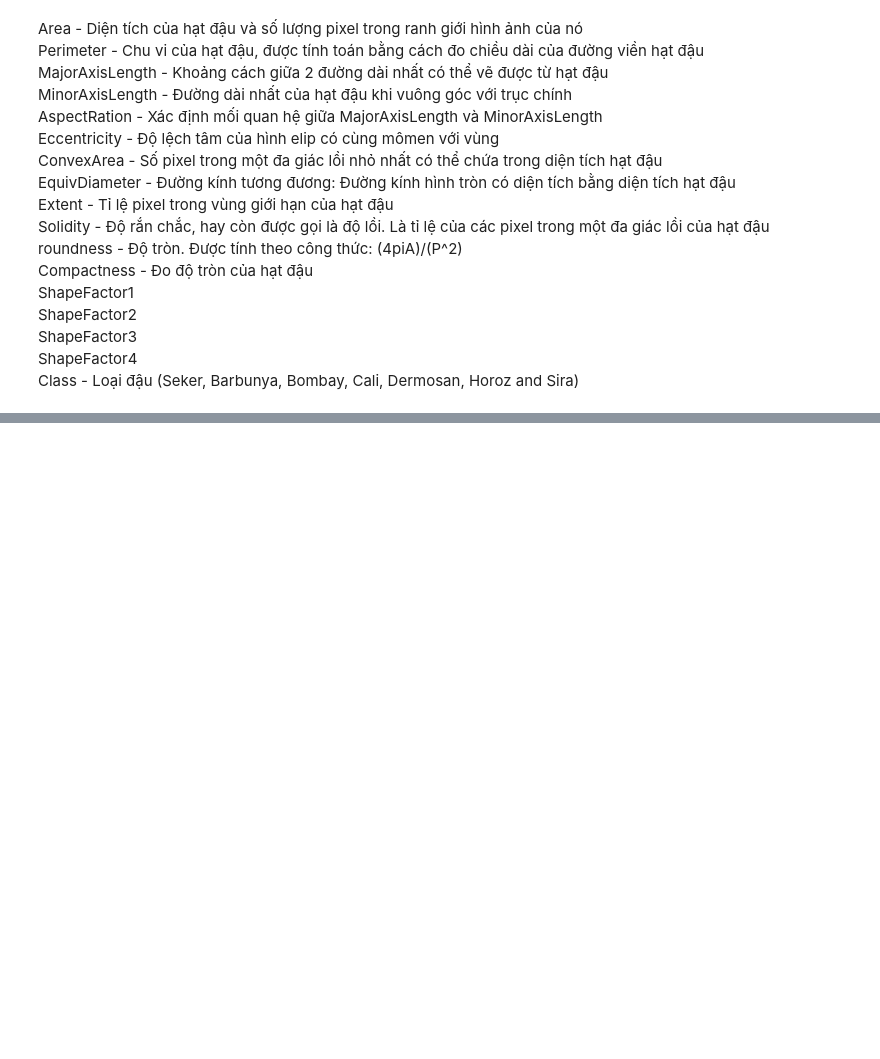
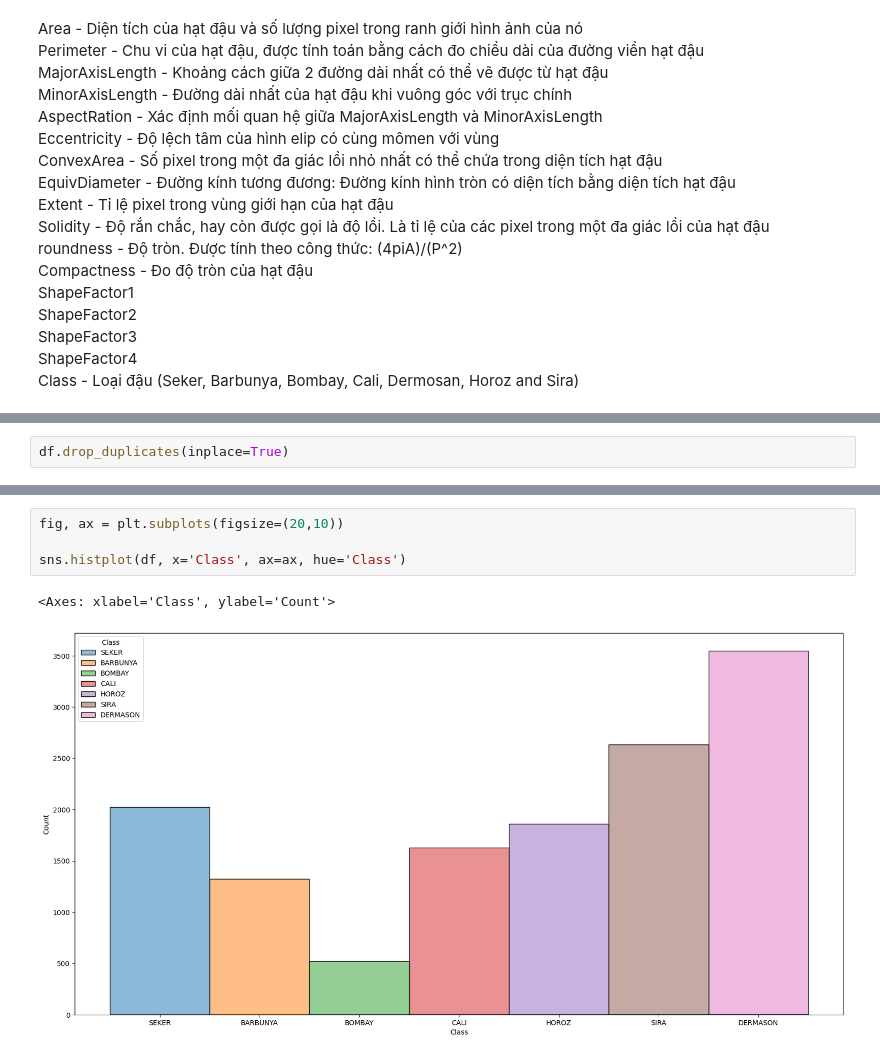
Before and after one commit to anmatngu/DAP391m, a Jupyter notebook: DAP391m_LAB1_SE180083.ipynb, the cells around one changed output, grey strips where cells are left out. Drawn from its saved outputs; the diff is of its cells as text; blank space fills up the shorter version.

```diff
--- a/DAP391m_LAB1_SE180083.ipynb
+++ b/DAP391m_LAB1_SE180083.ipynb
@@ -67,0 +97,2 @@ Class - Loại đậu (Seker, Barbunya, Bombay, Cali, Dermosan, Horoz and Sira)
+# %%
+df.drop_duplicates(inplace=True)
@@ -67,0 +111,7 @@ Class - Loại đậu (Seker, Barbunya, Bombay, Cali, Dermosan, Horoz and Sira)
+# %%
+fig, ax = plt.subplots(figsize=(20,10))
+
+sns.histplot(df, x='Class', ax=ax, hue='Class')
+# %% [output]
+<Axes: xlabel='Class', ylabel='Count'>
+[figure, added]
```
Also changed, not shown: parts of 19 cells of this notebook.
